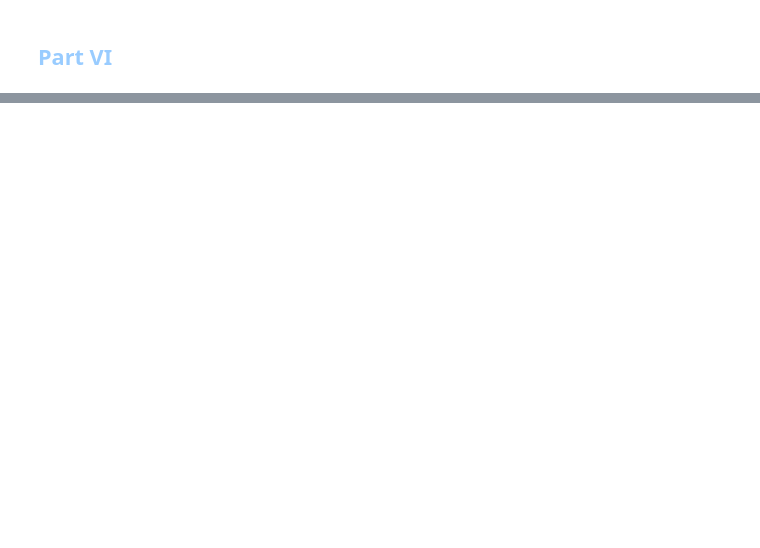
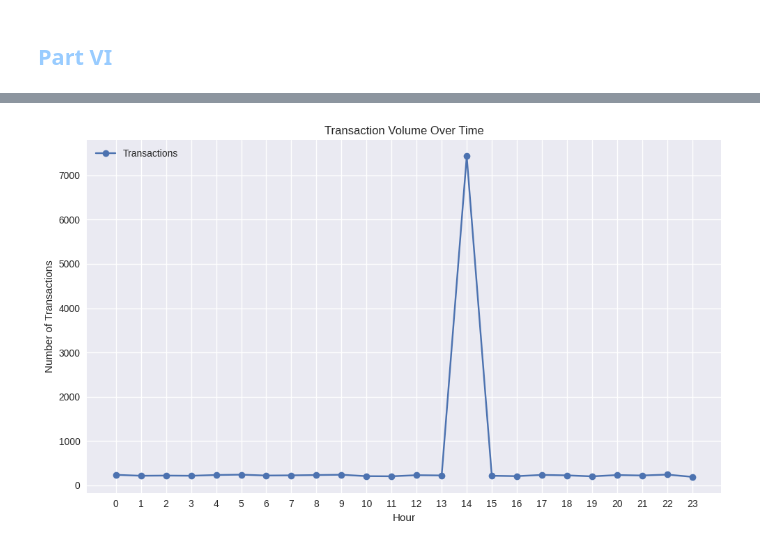
Before and after one commit to erfan-f/Data-Science-Course, a Jupyter notebook: CA2/notebook.ipynb, the cells around one changed output, grey strips where cells are left out. Drawn from its saved outputs; the diff is of its cells as text; code cells hidden in the pictures; blank space fills up the shorter version.

Commit message:
batch processing layer & visualization are done

```diff
--- a/CA2/notebook.ipynb
+++ b/CA2/notebook.ipynb
@@ -291,0 +499,9 @@ if documents:
+# %%
+import pandas as pd
+
+client = MongoClient("mongodb://localhost:27017/")
+db = client['daroogheDB']
+transactions_collection = db['transactions']
+
+transactions = list(transactions_collection.find())
+df = pd.DataFrame(transactions)
@@ -291,0 +513,17 @@ if documents:
+# %%
+import matplotlib.pyplot as plt
+
+volume_per_day = df.groupby(df['timestamp'].dt.hour).size()
+
+
+plt.figure(figsize=(10, 6))
+volume_per_day.plot(kind='line', label='Transactions', marker='o')
+plt.title('Transaction Volume Over Time')
+plt.xlabel('Hour')
+plt.xticks(range(0, 24))
+plt.ylabel('Number of Transactions')
+plt.legend(loc='upper left')
+plt.tight_layout()
+plt.show()
+# %% [output]
+[figure, added]
```
Also changed, not shown: parts of 44 cells of this notebook, 5 other files.
